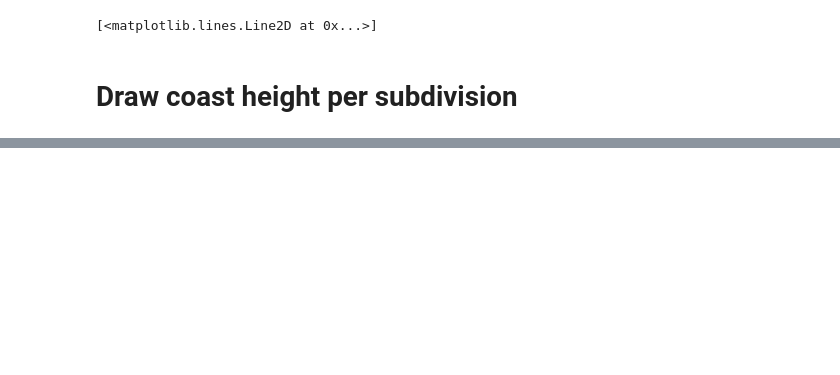
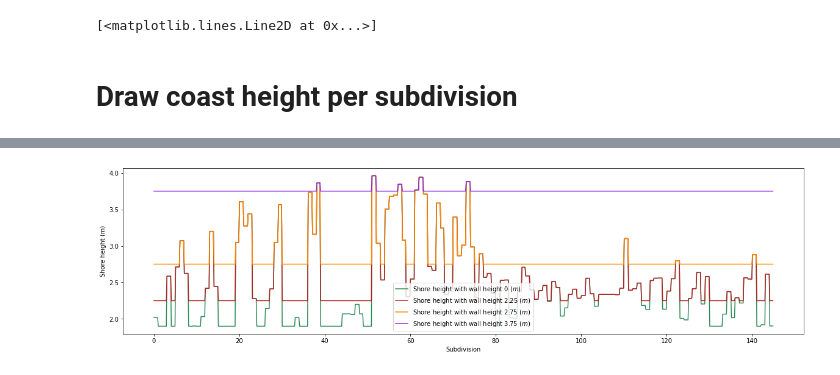
Before and after one commit to ym2540/GISSR_Optimization, a Jupyter notebook: ideal/ideal_test.ipynb, the cells around one changed output, grey strips where cells are left out. Cells and saved outputs as stored; diff of their text form; code cells hidden in the pictures; blank space fills up the shorter version.

```diff
--- a/ideal/ideal_test.ipynb
+++ b/ideal/ideal_test.ipynb
@@ -387,0 +432,24 @@ Text(0.5, 0, 'Subdivision')
+# %%
+def coast_h_wall(x, h):
+    x = np.floor(x)
+    shore = Topo.shore_height[x.astype(int)]
+    shore_height = [max(shore[i], h) for i in range(x.size)]
+    return shore_height
+
+x = np.linspace(0, Topo.shore_height.size, 1000, endpoint=False)
+
+fig = plt.figure()
+colors = ["seagreen", "firebrick", "darkorange", "blueviolet"]
+for i, h in enumerate([0, 2.25, 2.75, 3.75]):
+    height = coast_h_wall(x, h)
+    lab = "Shore height with wall height " + str(h) + " $(m)$"
+    plt.plot(x, height, colors[i], label=lab)
+
+fig.set_size_inches(20,5)
+plt.ylabel(r"Shore height (m)")
+plt.xlabel(r"Subdivision")
+plt.legend()
+
+plt.savefig("Output/coast_height_per_subdiv_wall.png", transparent=True, bbox_inches='tight')
+# %% [output]
+[figure, added]
```
Also changed, not shown: parts of 12 cells of this notebook, 18 other files.
